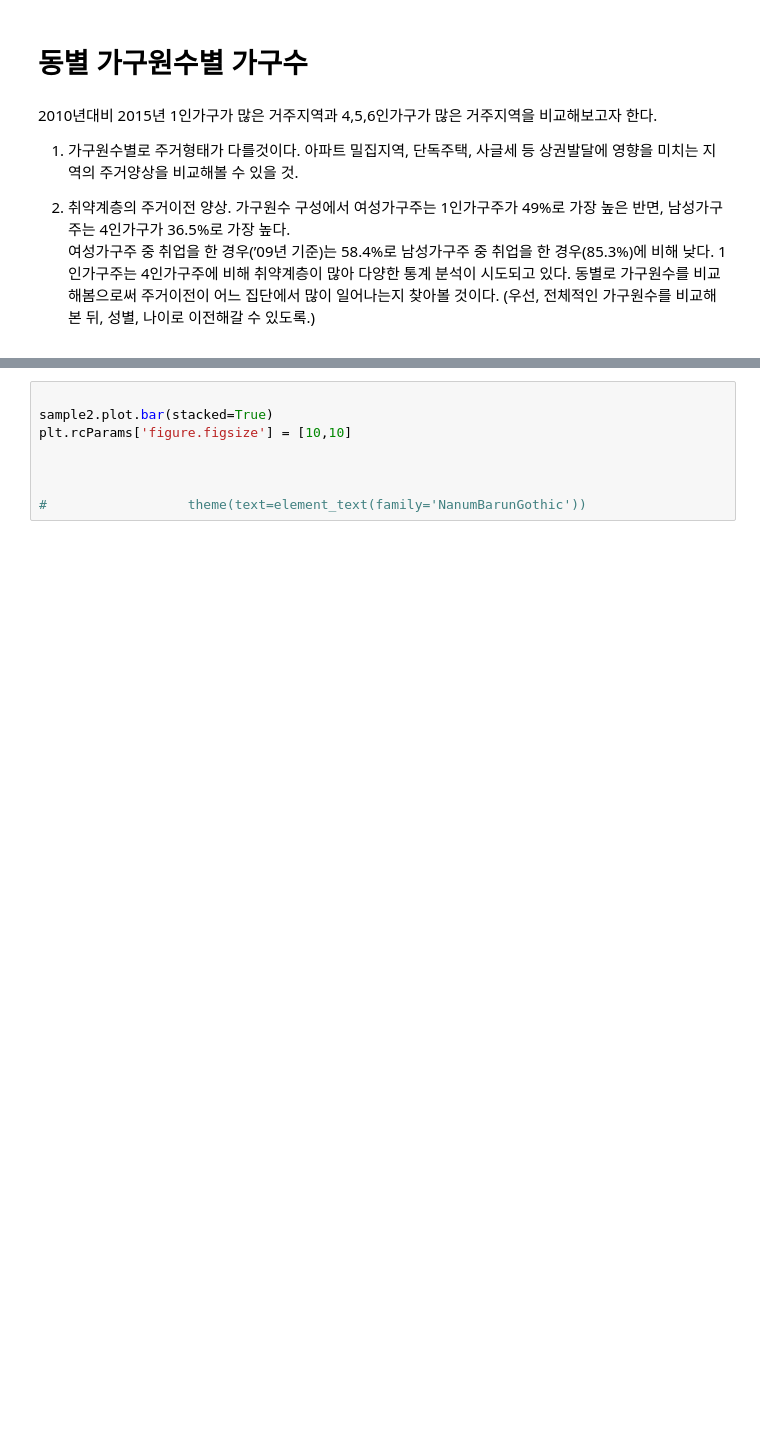
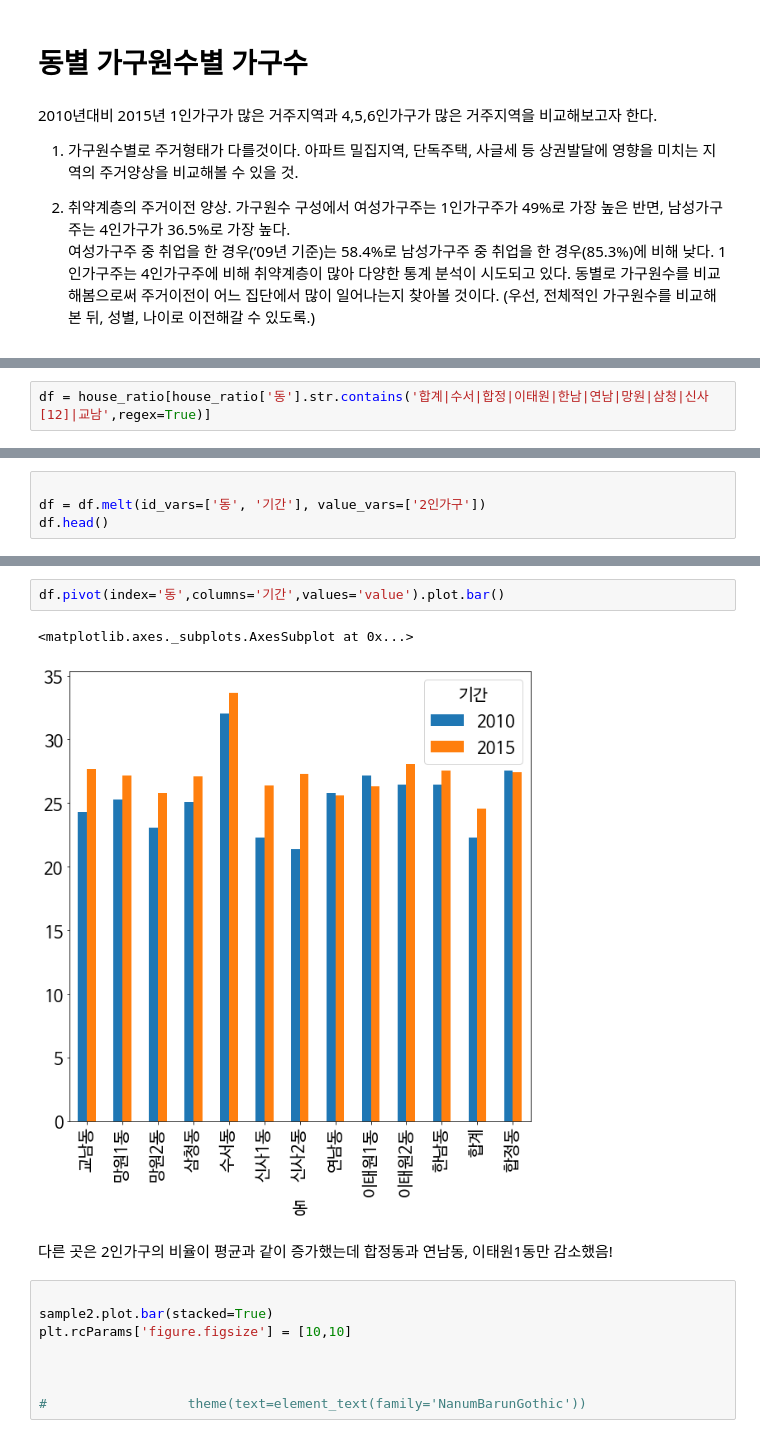
Before and after one commit to dataitgirls2/Next_Hip_Place, a Jupyter notebook: code/seoul_populations/house_hold_analysis.ipynb, the cells around one changed output, grey strips where cells are left out. Drawn from its saved outputs; the diff is of its cells as text; blank space fills up the shorter version.

```diff
--- a/code/seoul_populations/house_hold_analysis.ipynb
+++ b/code/seoul_populations/house_hold_analysis.ipynb
@@ -170,0 +293,2 @@ df2
+# %%
+df = house_ratio[house_ratio['동'].str.contains('합계|수서|합정|이태원|한남|연남|망원|삼청|신사[12]|교남',regex=True)]
@@ -170,0 +304,4 @@ df2
+# %%
+
+df = df.melt(id_vars=['동', '기간'], value_vars=['2인가구'])
+df.head()
@@ -171,3 +315,10 @@ df2
+# %%
+df.pivot(index='동',columns='기간',values='value').plot.bar()
+# %% [output]
+<matplotlib.axes._subplots.AxesSubplot at 0x...>
+[figure, added]
+# %% [markdown]
+다른 곳은 2인가구의 비율이 평균과 같이 증가했는데 합정동과 연남동, 이태원1동만 감소했음!
 # %%
 
 sample2.plot.bar(stacked=True)
```
Also changed, not shown: parts of 25 cells of this notebook.
